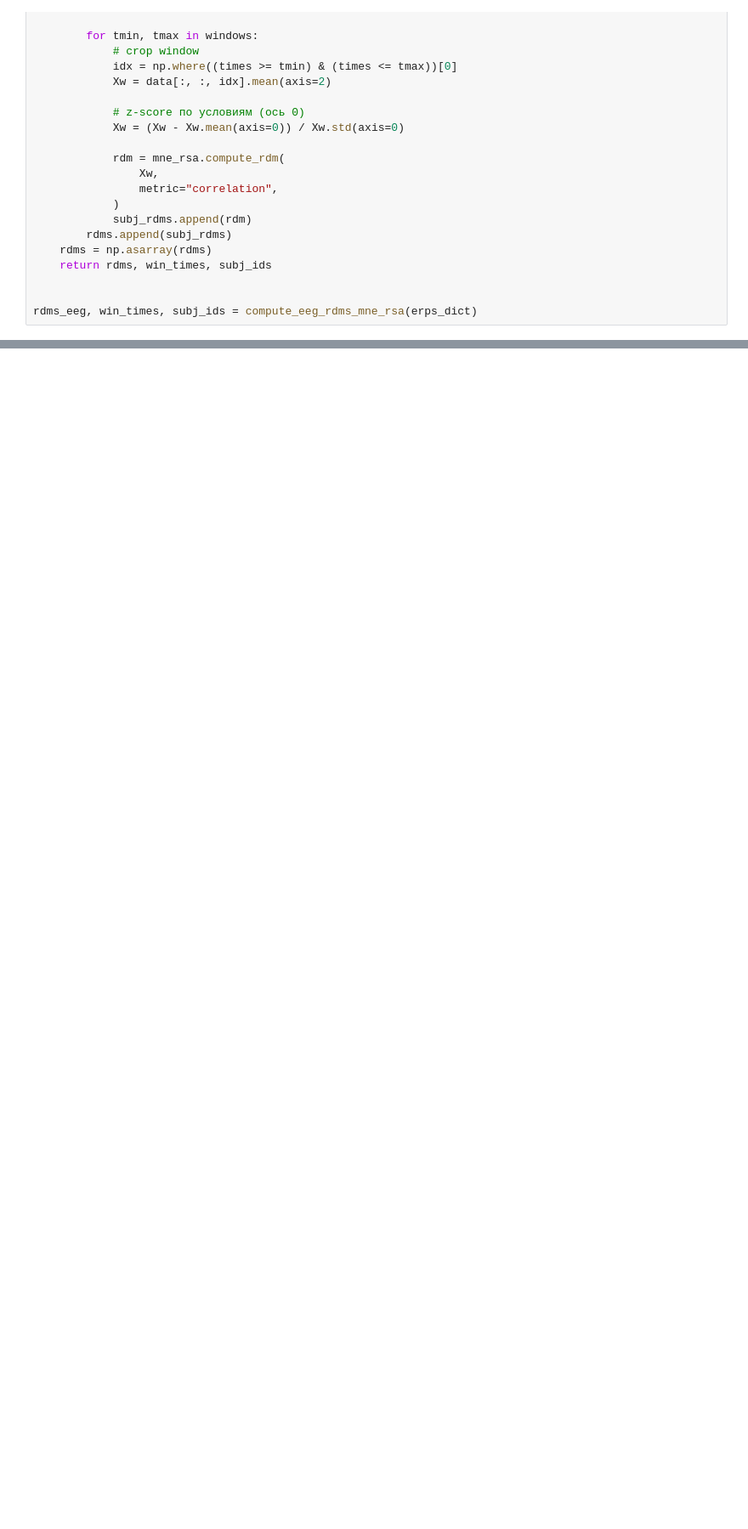
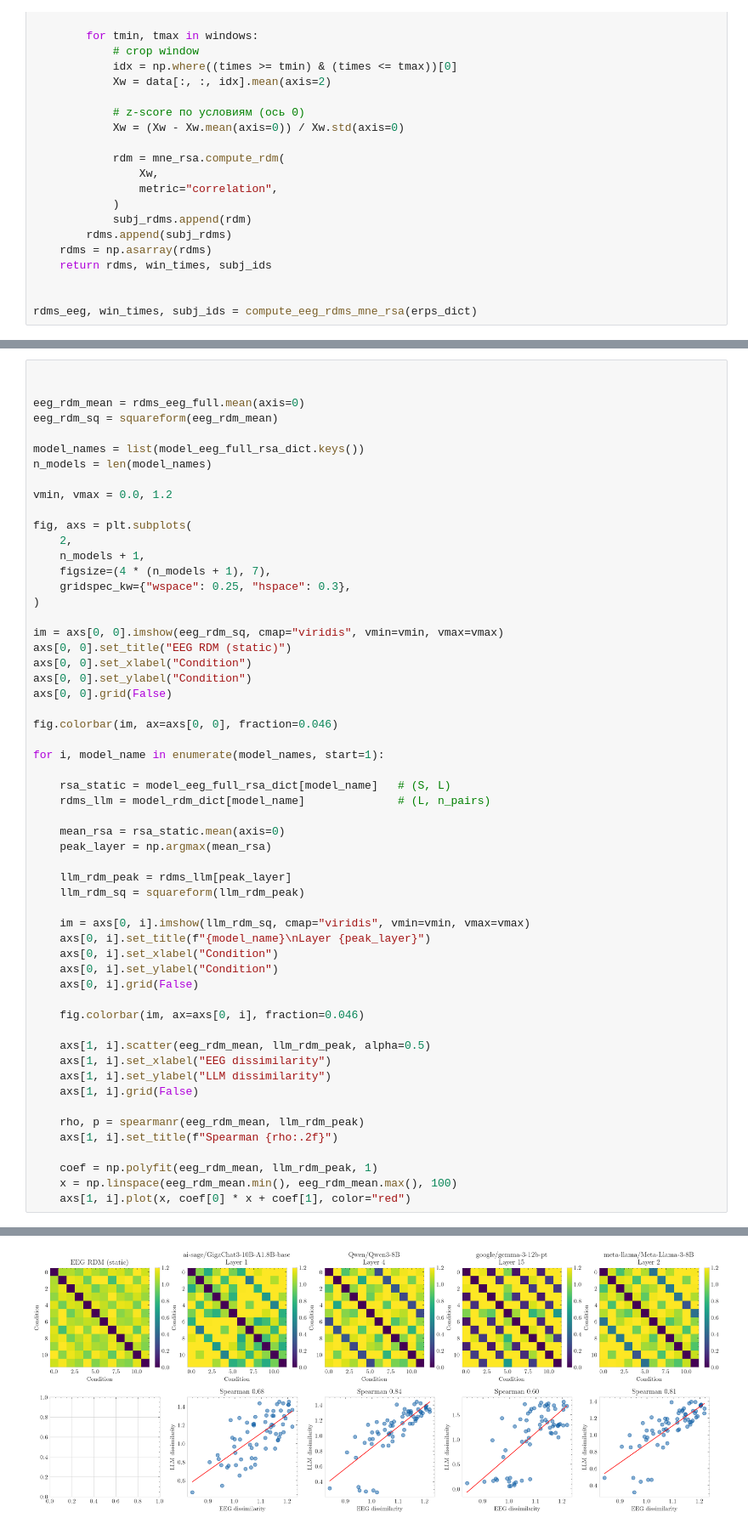
Before and after one commit to mikheevshow/SIGNAL-analysis, a Jupyter notebook: notebooks/classic_rsa_1.ipynb, the cells around one changed output, grey strips where cells are left out. Shown at 85% size. Saved outputs shown, nothing was run; the diff lists cells and outputs as text; blank space fills up the shorter version.

```diff
--- a/notebooks/classic_rsa_1.ipynb
+++ b/notebooks/classic_rsa_1.ipynb
@@ -603,0 +794,57 @@ Found 4 clusters
+# %%
+
+
+eeg_rdm_mean = rdms_eeg_full.mean(axis=0)
+eeg_rdm_sq = squareform(eeg_rdm_mean)
+
+model_names = list(model_eeg_full_rsa_dict.keys())
+n_models = len(model_names)
+
+vmin, vmax = 0.0, 1.2
+
+fig, axs = plt.subplots(
+    2,
+    n_models + 1,
+    figsize=(4 * (n_models + 1), 7),
+    gridspec_kw={"wspace": 0.25, "hspace": 0.3},
+)
+
+im = axs[0, 0].imshow(eeg_rdm_sq, cmap="viridis", vmin=vmin, vmax=vmax)
+axs[0, 0].set_title("EEG RDM (static)")
+axs[0, 0].set_xlabel("Condition")
+axs[0, 0].set_ylabel("Condition")
+axs[0, 0].grid(False)
+
+fig.colorbar(im, ax=axs[0, 0], fraction=0.046)
+
+for i, model_name in enumerate(model_names, start=1):
+
+    rsa_static = model_eeg_full_rsa_dict[model_name]   # (S, L)
+    rdms_llm = model_rdm_dict[model_name]              # (L, n_pairs)
+
+    mean_rsa = rsa_static.mean(axis=0)
+    peak_layer = np.argmax(mean_rsa)
+
+    llm_rdm_peak = rdms_llm[peak_layer]
+    llm_rdm_sq = squareform(llm_rdm_peak)
+
+    im = axs[0, i].imshow(llm_rdm_sq, cmap="viridis", vmin=vmin, vmax=vmax)
+    axs[0, i].set_title(f"{model_name}\nLayer {peak_layer}")
+    axs[0, i].set_xlabel("Condition")
+    axs[0, i].set_ylabel("Condition")
+    axs[0, i].grid(False)
+
+    fig.colorbar(im, ax=axs[0, i], fraction=0.046)
+
+    axs[1, i].scatter(eeg_rdm_mean, llm_rdm_peak, alpha=0.5)
+    axs[1, i].set_xlabel("EEG dissimilarity")
+    axs[1, i].set_ylabel("LLM dissimilarity")
+    axs[1, i].grid(False)
+
+    rho, p = spearmanr(eeg_rdm_mean, llm_rdm_peak)
+    axs[1, i].set_title(f"Spearman {rho:.2f}")
+
+    coef = np.polyfit(eeg_rdm_mean, llm_rdm_peak, 1)
+    x = np.linspace(eeg_rdm_mean.min(), eeg_rdm_mean.max(), 100)
+    axs[1, i].plot(x, coef[0] * x + coef[1], color="red")
+# %% [output]
@@ -603,0 +868 @@ Found 4 clusters
+[figure, added]
```
Also changed, not shown: parts of 22 cells of this notebook, 2 other files.
